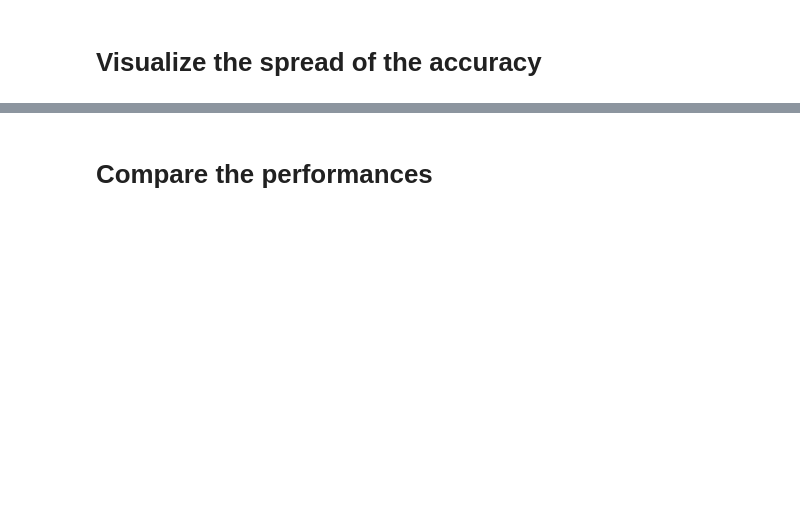
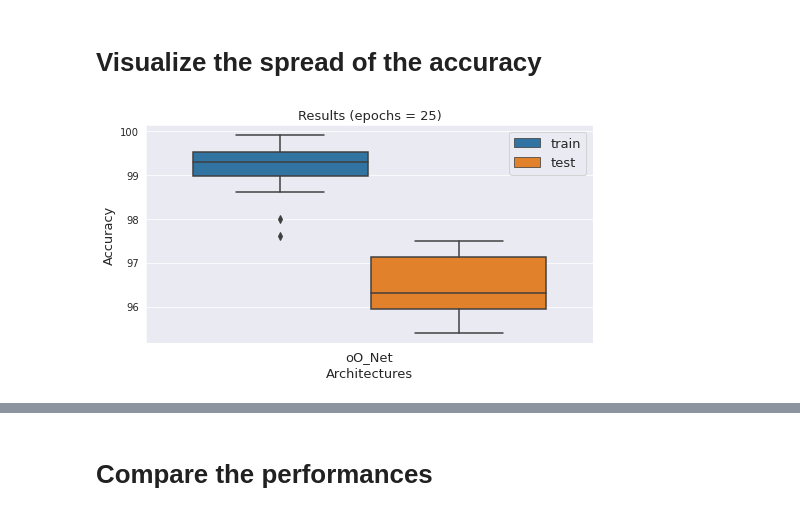
Before and after one commit to arnaudguibbert/Deep-learning-miniproject, a Jupyter notebook: Proj1/testers.ipynb, the cells around one changed output, grey strips where cells are left out. Cells and saved outputs as stored; diff of their text form; code cells hidden in the pictures; blank space fills up the shorter version.

```diff
--- a/Proj1/testers.ipynb
+++ b/Proj1/testers.ipynb
@@ -39,5 +66,11 @@ mytest.plot_count_param(fig,[1,1,1])
 # %% [markdown]
 # Visualize the spread of the accuracy
+# %%
+fig = plt.figure(figsize=[8,4])
+sns.set_style("darkgrid")
+mytest.plot_std(fig,[1,1,1])
+# %% [output]
+[figure, added]
 # %%
 fig = plt.figure(figsize=[8,4])
 sns.set_style("darkgrid")
```
Also changed, not shown: parts of 9 cells of this notebook, 2 other files.
